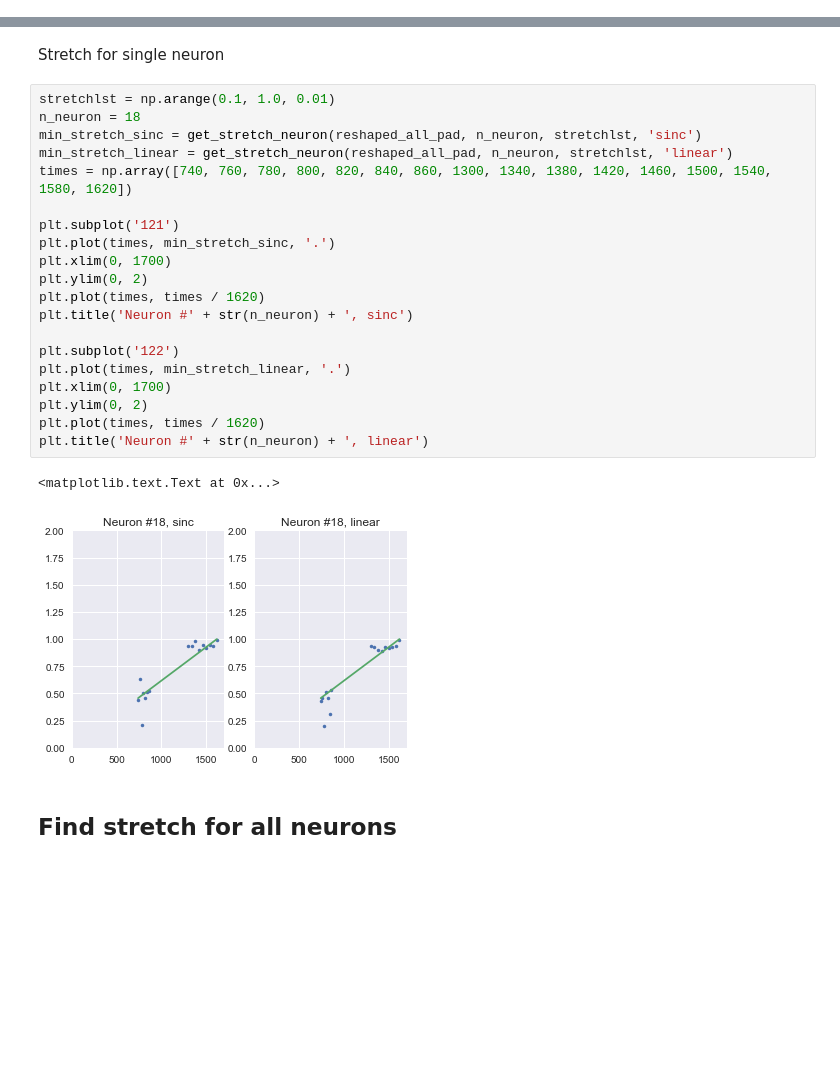
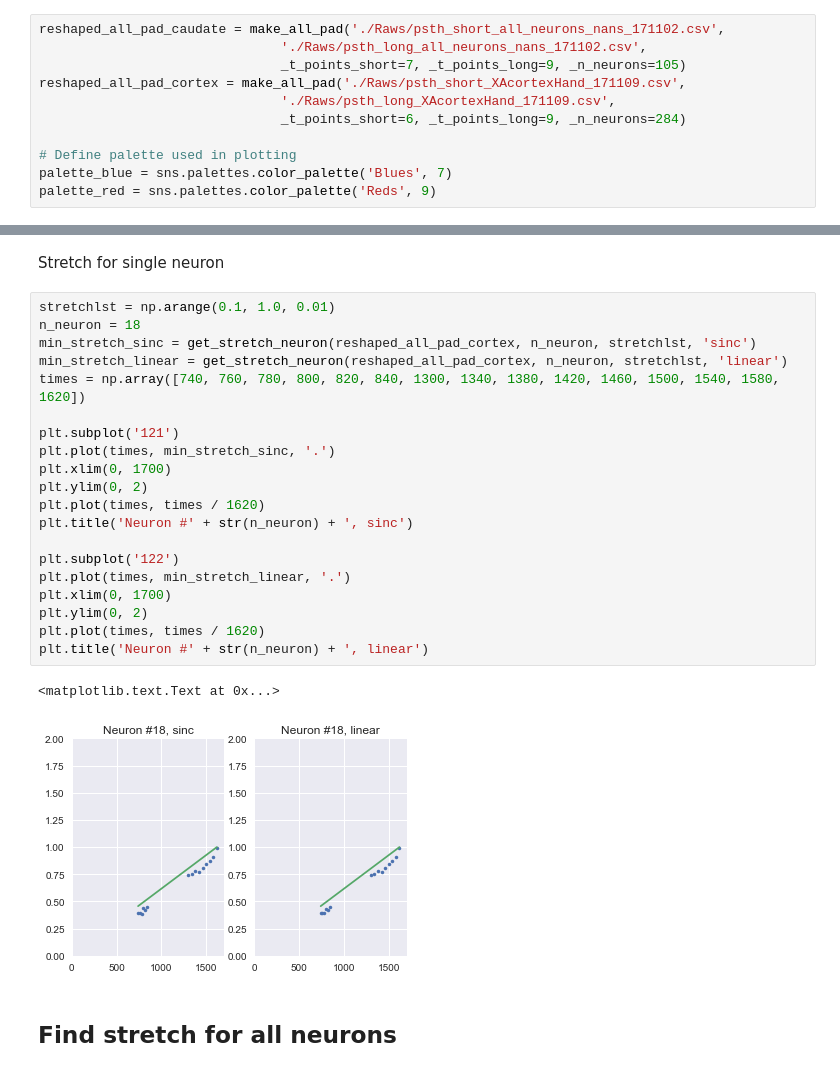
Before and after one commit to lmn93beo/twPCA-Neural-Analysis, a Jupyter notebook: time_warp_sinc.ipynb, the cells around one changed output, grey strips where cells are left out. Drawn from its saved outputs; the diff is of its cells as text; blank space fills up the shorter version.

```diff
--- a/time_warp_sinc.ipynb
+++ b/time_warp_sinc.ipynb
@@ -166,3 +164,14 @@ palette_red = sns.palettes.color_palette('Reds', t_points_long)
+# %%
+reshaped_all_pad_caudate = make_all_pad('./Raws/psth_short_all_neurons_nans_171102.csv',
+                               './Raws/psth_long_all_neurons_nans_171102.csv',
+                               _t_points_short=7, _t_points_long=9, _n_neurons=105)
+reshaped_all_pad_cortex = make_all_pad('./Raws/psth_short_XAcortexHand_171109.csv',
+                               './Raws/psth_long_XAcortexHand_171109.csv',
+                               _t_points_short=6, _t_points_long=9, _n_neurons=284)
+
+# Define palette used in plotting
+palette_blue = sns.palettes.color_palette('Blues', 7)
+palette_red = sns.palettes.color_palette('Reds', 9)
 # %%
 def get_stretch_neuron(all_neurons, neuron_id, stretches, intertype='sinc', normalize=True):
     '''Input: all_neurons: array of all neurons
@@ -260,26 +269,26 @@ Stretch for single neuron
 # %%
 stretchlst = np.arange(0.1, 1.0, 0.01)
 n_neuron = 18
-min_stretch_sinc = get_stretch_neuron(reshaped_all_pad, n_neuron, stretchlst, 'sinc')
-min_stretch_linear = get_stretch_neuron(reshaped_all_pad, n_neuron, stretchlst, 'linear')
-times = np.array([740, 760, 780, 800, 820, 840, 860, 1300, 1340, 1380, 1420, 1460, 1500, 1540, 1580, 1620])
+min_stretch_sinc = get_stretch_neuron(reshaped_all_pad_cortex, n_neuron, stretchlst, 'sinc')
+min_stretch_linear = get_stretch_neuron(reshaped_all_pad_cortex, n_neuron, stretchlst, 'linear')
+times = np.array([740, 760, 780, 800, 820, 840, 1300, 1340, 1380, 1420, 1460, 1500, 1540, 1580, 1620])
 
 plt.subplot('121')
 plt.plot(times, min_stretch_sinc, '.')
 plt.xlim(0, 1700)
 plt.ylim(0, 2)
 plt.plot(times, times / 1620)
 plt.title('Neuron #' + str(n_neuron) + ', sinc')
 
 plt.subplot('122')
 plt.plot(times, min_stretch_linear, '.')
 plt.xlim(0, 1700)
 plt.ylim(0, 2)
 plt.plot(times, times / 1620)
 plt.title('Neuron #' + str(n_neuron) + ', linear')
 # %% [output]
 <matplotlib.text.Text at 0x...>
-[figure, old version]
+[figure, new version]
 # %% [markdown]
 ## Find stretch for all neurons
 # %%
```
Also changed, not shown: parts of 21 cells of this notebook.
